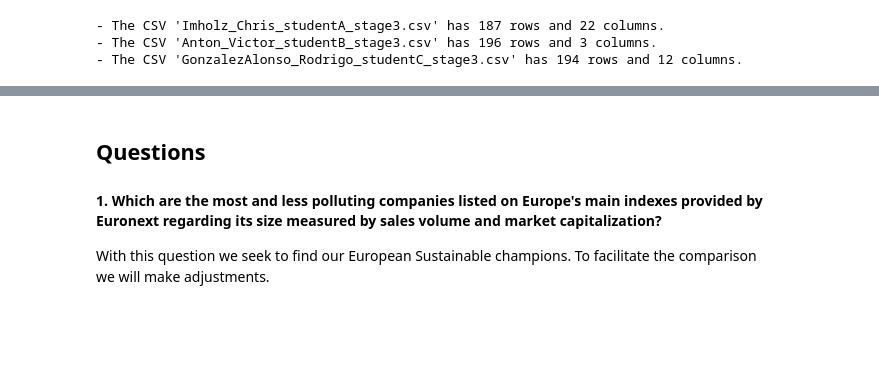
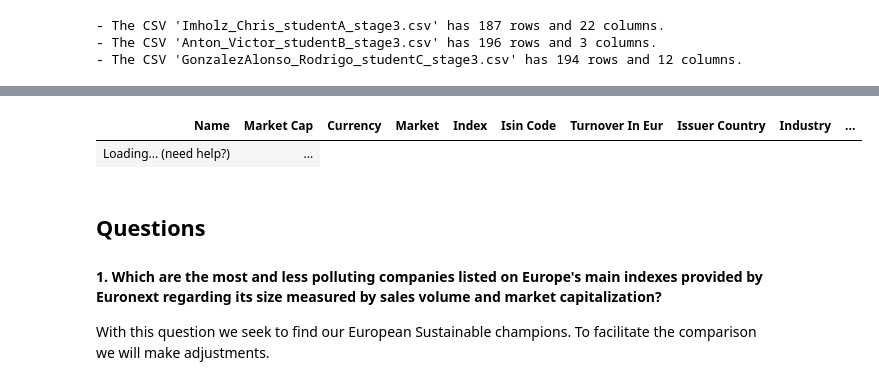
Before and after one commit to rodrigonalo/hslu-cip, a Jupyter notebook: scripts/Group_8_Delivery.ipynb, the cells around one changed output, grey strips where cells are left out. Cells and saved outputs as stored; diff of their text form; code cells hidden in the pictures; blank space fills up the shorter version.

```diff
--- a/scripts/Group_8_Delivery.ipynb
+++ b/scripts/Group_8_Delivery.ipynb
@@ -32,21 +48,28 @@ df_final
 # %%
-new_order  = ['Name', 'Market Cap', 'Currency',
-       'Market','Index', 'Isin Code', 'Turnover In Eur',
-       "Issuer Country",
-
-       'Industry', 'Supersector', 'Sector',
-       'Subsector',
-
-       'Average Training Hours Per Employee',
-       'Number Of Female Board Members', 'Number Of Board Members',
-       'Share Of Women In Total Workforce In %',
-       'Share Of Women In Management Bodies In %', 'Gender Pay Gap In %',
-       'Rate Of Employees With Disabilities In %',
-       'Board Gender Diversity (Female Board Members / Total Board Members) In %',
-       'Total Energy Consumption In Mwh', 'Rate Of Resignation In %',
-       'Carbon Footprint (Total Ghg Emissions / Enterprise Value)',
-
-       'Roa', 'Roe', 'Roic'
+columns_order  = ['Name',
+                  'Market Cap',
+                  'Currency',
+                  'Market',
+                  'Index',
+                  'Isin Code',
+                  'Turnover In Eur',
+                  "Issuer Country",
+                  'Industry',
+                  'Supersector',
+                  'Sector',
+                  'Subsector',
+                  'Average Training Hours Per Employee',
+                  'Number Of Female Board Members', 'Number Of Board Members',
+                  'Share Of Women In Total Workforce In %',
+                  'Share Of Women In Management Bodies In %', 'Gender Pay Gap In %',
+                  'Rate Of Employees With Disabilities In %',
+                  'Board Gender Diversity (Female Board Members / Total Board Members) In %',
+                  'Total Energy Consumption In Mwh',
+                  'Rate Of Resignation In %',
+                  'Carbon Footprint (Total Ghg Emissions / Enterprise Value)',
+                  'Roa',
+                  'Roe',
+                  'Roic'
        ]
 
-df_final = df_final[new_order]
+df = df[columns_order]
@@ -53,3 +96,8 @@ df_final = df_final[new_order]
+# %%
+df
+# %% [output]
+| Name | Market Cap | Currency | Market | Index | Isin Code | Turnover In Eur | Issuer Country | Industry | ... |
+| Loading... (need help?) | ... |
 # %% [markdown]
 ## Questions
 
```
Also changed, not shown: parts of 12 cells of this notebook.
